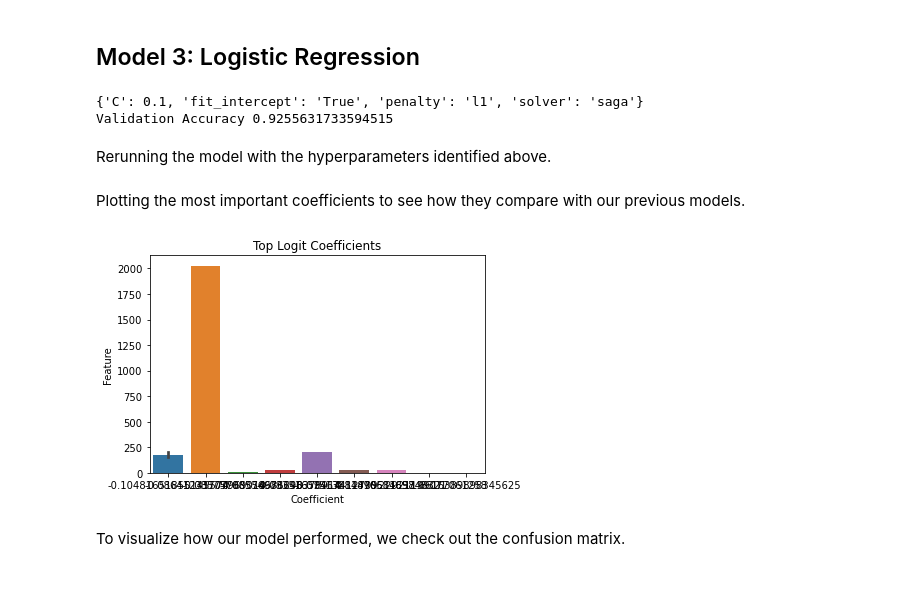
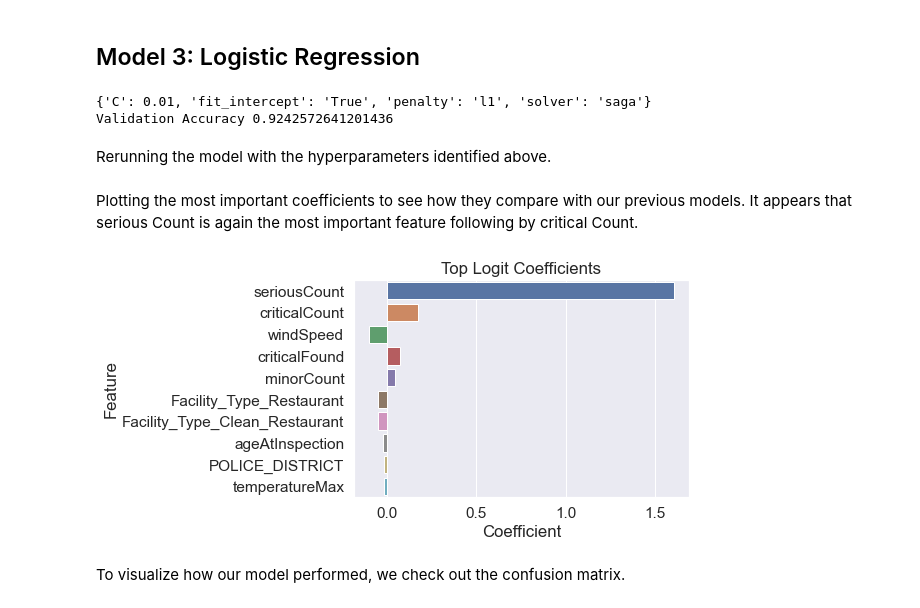
Before and after one commit to angelmendiolaross/CSS_Project_3, a Jupyter notebook: Project 3 Students.ipynb, the cells around one changed output. Saved outputs shown, nothing was run; the diff lists cells and outputs as text; code cells hidden in the pictures.

```diff
--- a/Project 3 Students.ipynb
+++ b/Project 3 Students.ipynb
@@ -286,7 +309,6 @@ It appears that the serious violations (?) count is the most important feature b
 # Refit the random forest on the whole dataset to get feature importances
 rf_classifier.fit(X, y.ravel())
 
-X = pd.DataFrame(X)
 feat_importances = pd.concat([pd.DataFrame(X.columns),pd.DataFrame(np.transpose(rf_classifier.feature_importances_))], axis = 1)
 feat_importances.columns = ["Feature", "Importance"]
 sns.barplot(x = "Importance", y = "Feature", data = feat_importances.nlargest(10, 'Importance'))
@@ -335,14 +357,11 @@ The model still performs quite well: 0.921 accuracy versus 0.922.
 # %% [markdown]
 Before estimating the support vector machine, we begin with hyperparameter tuning.
 # %%
-from sklearn.svm import SVC
-
 # create a model
 svm_model = SVC()
 
-param_grid = {'C': [100, 50, 1, 0.001],
-              'kernel': ['linear', 'poly', 'rbf', 'sigmoid'],
-               'shrinking': ['True', 'False'],
+param_grid = {'C': [40, 45, 50, 55, 60],
+              'kernel': ['rbf'],
              'random_state': [10]}
 
 svm_grid = GridSearchCV(svm_model, param_grid, cv=3, iid=False)
@@ -387,8 +409,6 @@ plt.show()
 # %% [markdown]
 ## Model 3: Logistic Regression
 # %%
-from sklearn.linear_model import LogisticRegression
-
 # create a model
 logit_reg = LogisticRegression()
 
@@ -398,7 +418,7 @@ logit_model = logit_reg.fit(X_train, y_train)
 y_pred = logit_model.predict(X_validate)
 
 param_grid = {'penalty': ['l1', 'l2', 'elasticnet'],
-             'C': np.arange(.1, 1, .1),
+             'C': np.arange(.01, .11, .01),
                'fit_intercept': ['True', 'False'],
              'solver': ['liblinear', 'saga']}
 
@@ -411,13 +431,13 @@ best_logit_pred = logit_grid.best_estimator_.predict(X_validate)
 print(logit_grid.cv_results_["params"][best_index])
 print('Validation Accuracy', accuracy_score(best_logit_pred, y_validate))
 # %% [output]
-{'C': 0.1, 'fit_intercept': 'True', 'penalty': 'l1', 'solver': 'saga'}
-Validation Accuracy 0.9255631733594515
+{'C': 0.01, 'fit_intercept': 'True', 'penalty': 'l1', 'solver': 'saga'}
+Validation Accuracy 0.9242572641201436
 # %% [markdown]
 Rerunning the model with the hyperparameters identified above.
 # %%
 # create a model
-logit_reg = LogisticRegression(C = 0.1,
+logit_reg = LogisticRegression(C = 0.01,
                               fit_intercept = True,
                               penalty = 'l1',
                               solver = 'saga')
@@ -427,16 +447,15 @@ logit_model = logit_reg.fit(X_train, y_train)
 
 y_pred = logit_model.predict(X_validate)
 # %% [markdown]
-Plotting the most important coefficients to see how they compare with our previous models.
+Plotting the most important coefficients to see how they compare with our previous models. It appears that serious Count is again the most important feature following by critical Count.
 # %%
-X = pd.DataFrame(X)
 logit_data = pd.concat([pd.DataFrame(X.columns),pd.DataFrame(np.transpose(logit_model.coef_))], axis = 1)
 logit_data.columns = ['Feature', 'Coefficient']
 logit_data['abs_coef'] = abs(logit_data['Coefficient'])
 sns.barplot(x="Coefficient", y="Feature", data=logit_data.nlargest(10, 'abs_coef')).set_title("Top Logit Coefficients")
 plt.show()
 # %% [output]
-[figure, old version]
+[figure, new version]
 # %% [markdown]
 To visualize how our model performed, we check out the confusion matrix.
 # %%
```
Also changed, not shown: parts of 27 cells of this notebook.
